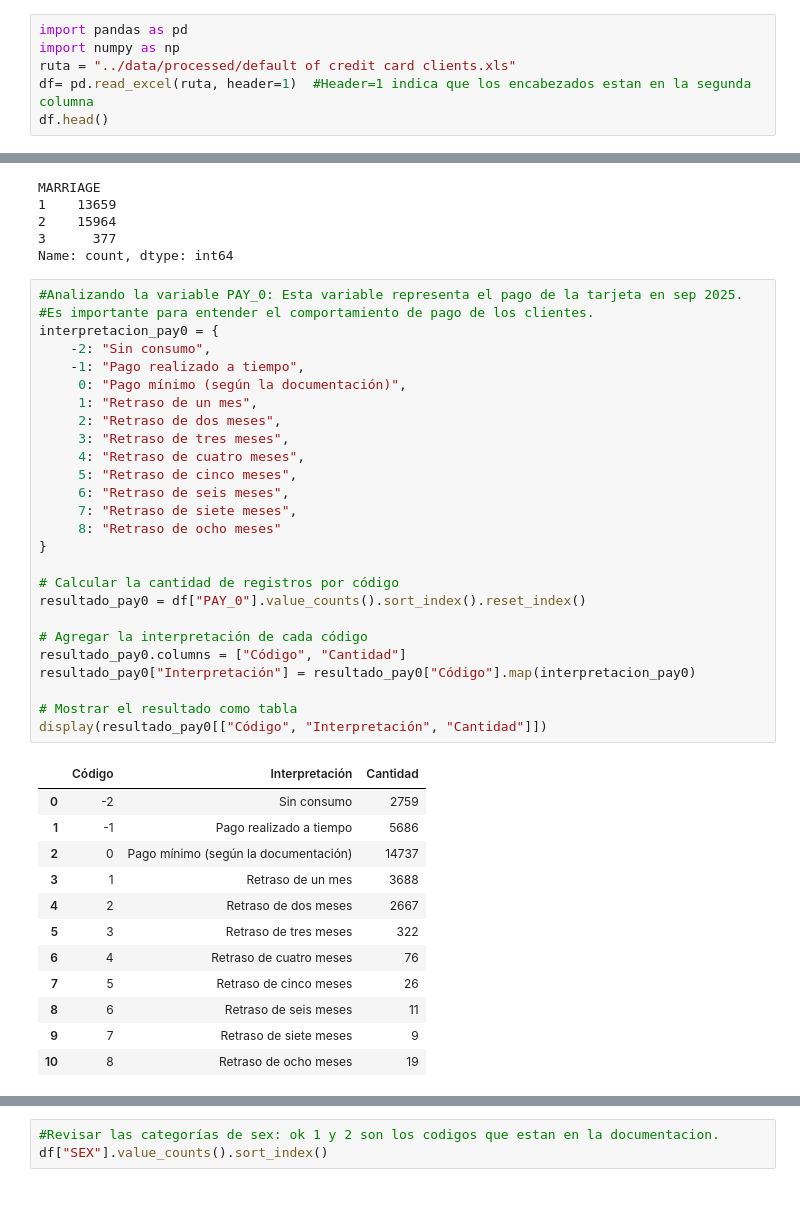
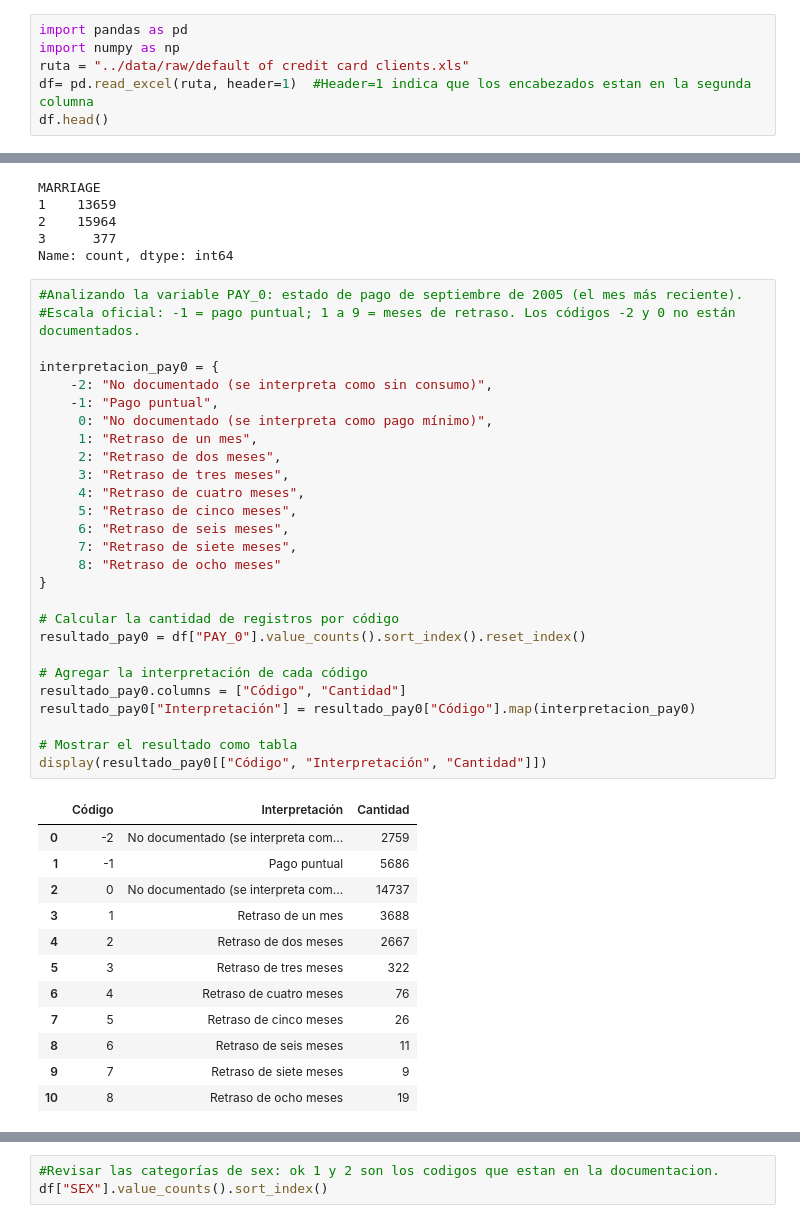
Before and after one commit to manuelarpoce-ui/Proyecto-grupo-4, a Jupyter notebook: notebooks/01_eda.ipynb, the cells around one changed output, grey strips where cells are left out. Drawn from its saved outputs; the diff is of its cells as text.

```diff
--- a/notebooks/01_eda.ipynb
+++ b/notebooks/01_eda.ipynb
@@ -1,7 +1,7 @@
 # %%
 import pandas as pd
 import numpy as np
-ruta = "../data/processed/default of credit card clients.xls"
+ruta = "../data/raw/default of credit card clients.xls"
 df= pd.read_excel(ruta, header=1)  #Header=1 indica que los encabezados estan en la segunda columna
 df.head()
 # %% [output]
@@ -238,36 +238,37 @@ MARRIAGE
 3      377
 Name: count, dtype: int64
 # %%
-#Analizando la variable PAY_0: Esta variable representa el pago de la tarjeta en sep 2025.
-#Es importante para entender el comportamiento de pago de los clientes.
+#Analizando la variable PAY_0: estado de pago de septiembre de 2005 (el mes más reciente).
+#Escala oficial: -1 = pago puntual; 1 a 9 = meses de retraso. Los códigos -2 y 0 no están documentados.
+
 interpretacion_pay0 = {
-    -2: "Sin consumo",
-    -1: "Pago realizado a tiempo",
-     0: "Pago mínimo (según la documentación)",
+    -2: "No documentado (se interpreta como sin consumo)",
+    -1: "Pago puntual",
+     0: "No documentado (se interpreta como pago mínimo)",
      1: "Retraso de un mes",
      2: "Retraso de dos meses",
      3: "Retraso de tres meses",
      4: "Retraso de cuatro meses",
      5: "Retraso de cinco meses",
      6: "Retraso de seis meses",
      7: "Retraso de siete meses",
      8: "Retraso de ocho meses"
 }
 
 # Calcular la cantidad de registros por código
 resultado_pay0 = df["PAY_0"].value_counts().sort_index().reset_index()
 
 # Agregar la interpretación de cada código
 resultado_pay0.columns = ["Código", "Cantidad"]
 resultado_pay0["Interpretación"] = resultado_pay0["Código"].map(interpretacion_pay0)
 
 # Mostrar el resultado como tabla
 display(resultado_pay0[["Código", "Interpretación", "Cantidad"]])
 # %% [output]
 |  | Código | Interpretación | Cantidad |
-| 0 | -2 | Sin consumo | 2759 |
-| 1 | -1 | Pago realizado a tiempo | 5686 |
-| 2 | 0 | Pago mínimo (según la documentación) | 14737 |
+| 0 | -2 | No documentado (se interpreta com... | 2759 |
+| 1 | -1 | Pago puntual | 5686 |
+| 2 | 0 | No documentado (se interpreta com... | 14737 |
 | 3 | 1 | Retraso de un mes | 3688 |
 | 4 | 2 | Retraso de dos meses | 2667 |
 | 5 | 3 | Retraso de tres meses | 322 |
```
Also changed, not shown: parts of 7 cells of this notebook, 2 other files.
